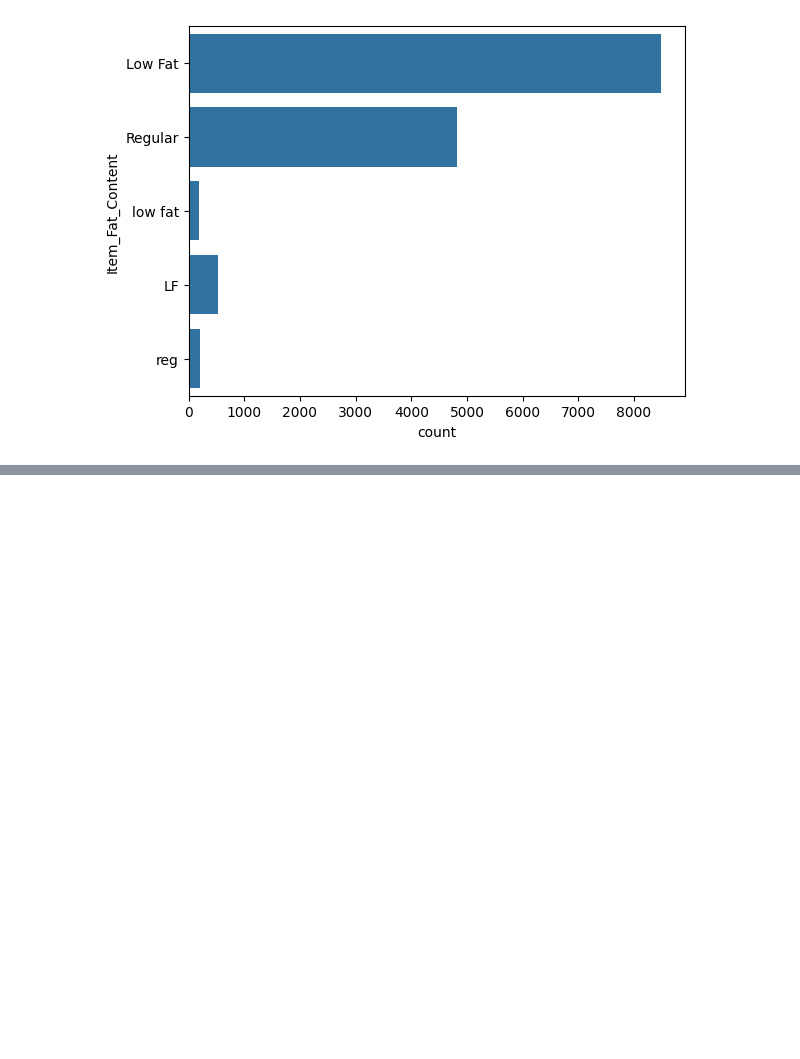
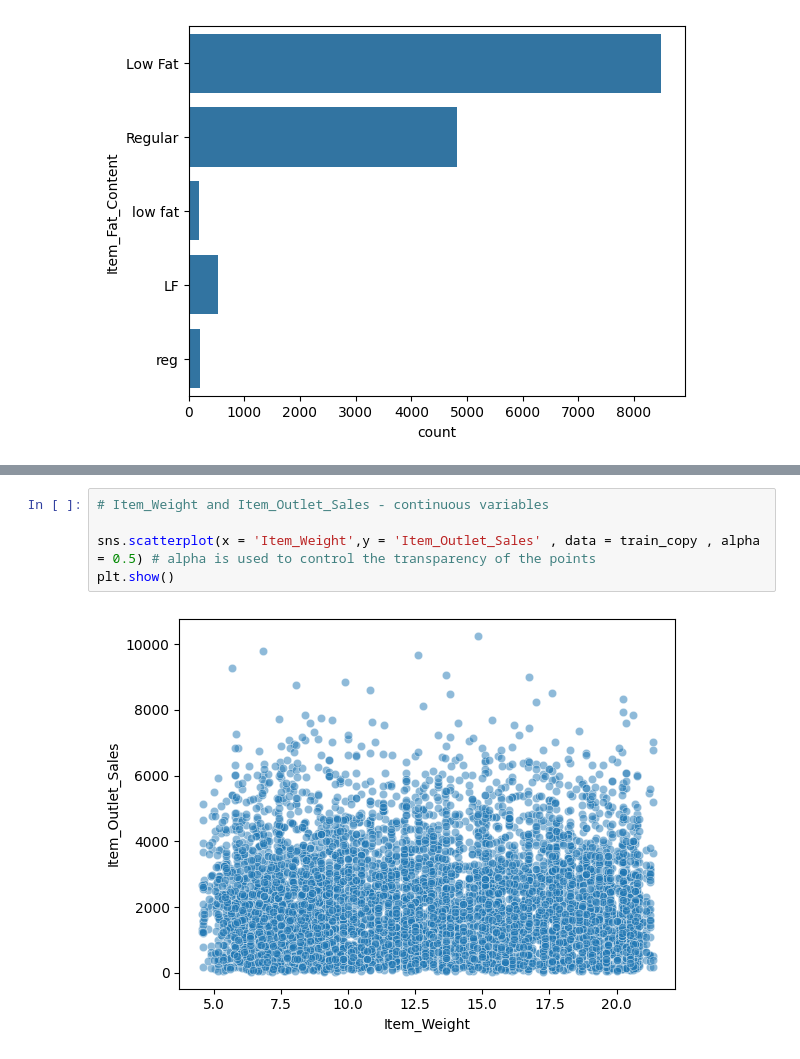
Before and after one commit to Technocolabs100/BigMart-Analysis-and-Prediction-on-Sales-Data, a Jupyter notebook: BigMartSalesPrediction.ipynb, the cells around one changed output, grey strips where cells are left out. Drawn from its saved outputs; the diff is of its cells as text; blank space fills up the shorter version.

```diff
--- a/BigMartSalesPrediction.ipynb
+++ b/BigMartSalesPrediction.ipynb
@@ -222,0 +242,7 @@ plt.show()
+# %%
+# Item_Weight and Item_Outlet_Sales - continuous variables
+
+sns.scatterplot(x = 'Item_Weight',y = 'Item_Outlet_Sales' , data = train_copy , alpha = 0.5) # alpha is used to control the transparency of the points
+plt.show()
+# %% [output]
+[figure, added]
```
Also changed, not shown: parts of 10 cells of this notebook.
